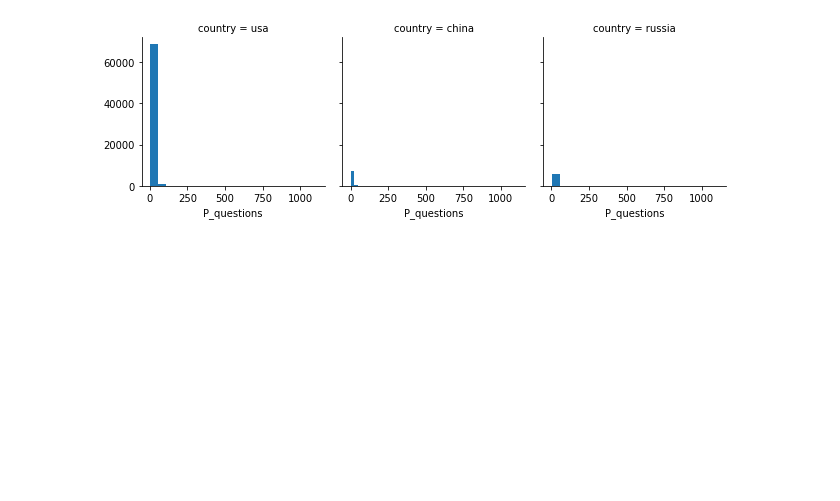
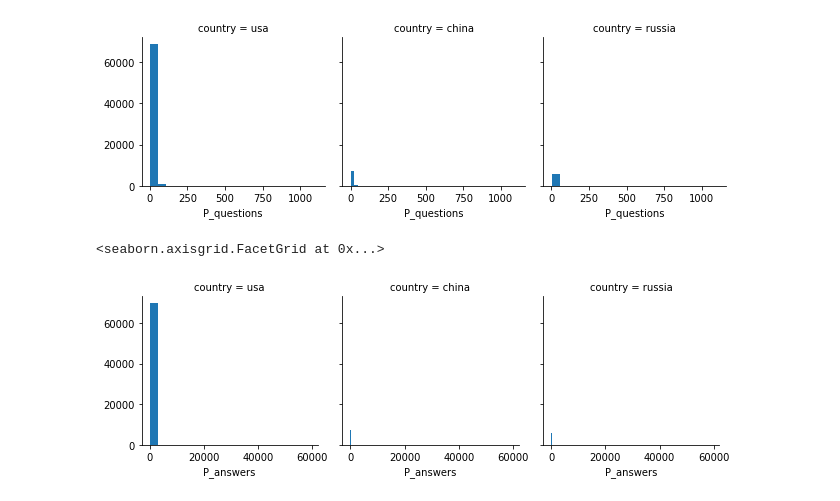
Before and after one commit to zolduoarrati/repos, a Jupyter notebook: Python/Jupyter/ML/New_Solution.ipynb, the cells around one changed output. Cells and saved outputs as stored; diff of their text form; code cells hidden in the pictures; blank space fills up the shorter version.

```diff
--- a/Python/Jupyter/ML/New_Solution.ipynb
+++ b/Python/Jupyter/ML/New_Solution.ipynb
@@ -174,3 +170,9 @@ g.map(plt.hist, 'P_questions', bins=20)
 # %% [output]
 <seaborn.axisgrid.FacetGrid at 0x...>
 [figure]
+# %%
+g = sns.FacetGrid(df_train, col='country')
+g.map(plt.hist, 'P_answers', bins=20)
+# %% [output]
+<seaborn.axisgrid.FacetGrid at 0x...>
+[figure, added]
```
Also changed, not shown: parts of 3 cells of this notebook.
